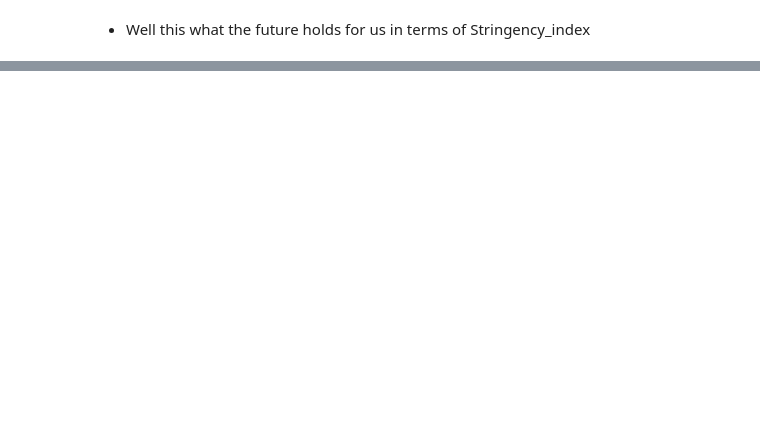
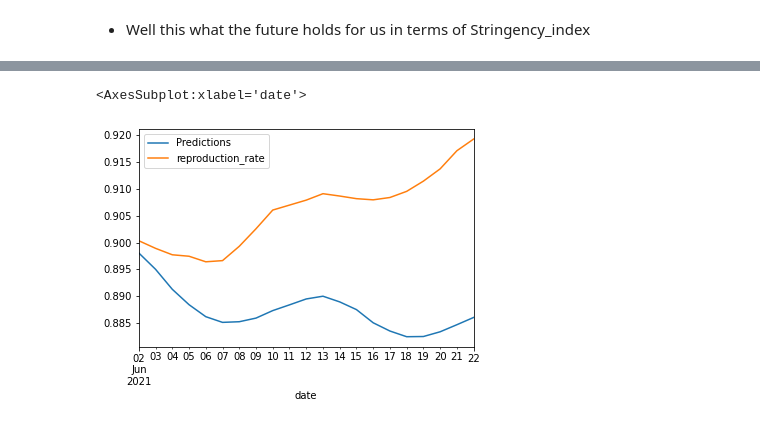
Before and after one commit to DjAzDeck/aiHackCovid, a Jupyter notebook: Creating_synthetic_dataForProjection.ipynb, the cells around one changed output, grey strips where cells are left out. Drawn from its saved outputs; the diff is of its cells as text; code cells hidden in the pictures; blank space fills up the shorter version.

Commit message:
Added some projections

```diff
--- a/Creating_synthetic_dataForProjection.ipynb
+++ b/Creating_synthetic_dataForProjection.ipynb
@@ -262,0 +253,3 @@ future_projections
+# %%
+future_projections.insert(loc=2,column='reproduction_rate',value=[0.0]*len(future_projections))
+rrate_df = sample_df.drop(sample_df.columns.difference(['reproduction_rate']), 1, inplace=False)
@@ -262,0 +314,30 @@ future_projections
+# %%
+
+split_date = '01-Jun-2021'
+
+rrate_df_train = rrate_df.loc[rrate_df.index <= split_date].copy()
+rrate_df_test = rrate_df.loc[rrate_df.index > split_date].copy()
+
+# Fit a SARIMAX(0, 1, 0)x(0, 1, [1], 12) on the training set
+from statsmodels.tsa.statespace.sarimax import SARIMAX
+
+model = SARIMAX(rrate_df_train['reproduction_rate'],
+                order = (0, 1, 0),
+                seasonal_order =(2, 1, 0, 12))
+
+result = model.fit()
+#result.summary()
+
+start = len(rrate_df_train)
+end = len(rrate_df_train) + len(rrate_df_test) - 1
+
+# Predictions against the test set
+predictions = result.predict(start, end,
+                             typ = 'levels').rename("Predictions")
+
+# plot predictions and actual values
+predictions.plot(legend = True)
+rrate_df_test['reproduction_rate'].plot(legend = True)
+# %% [output]
+<AxesSubplot:xlabel='date'>
+[figure, added]
```
Also changed, not shown: parts of 28 cells of this notebook, 7 other files.
